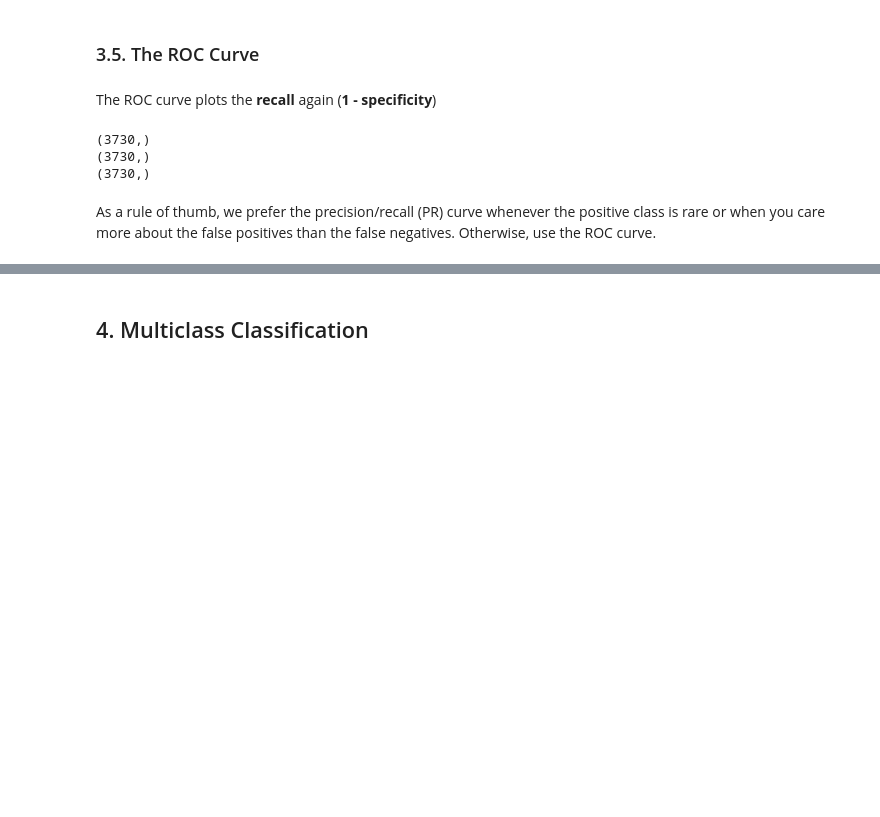
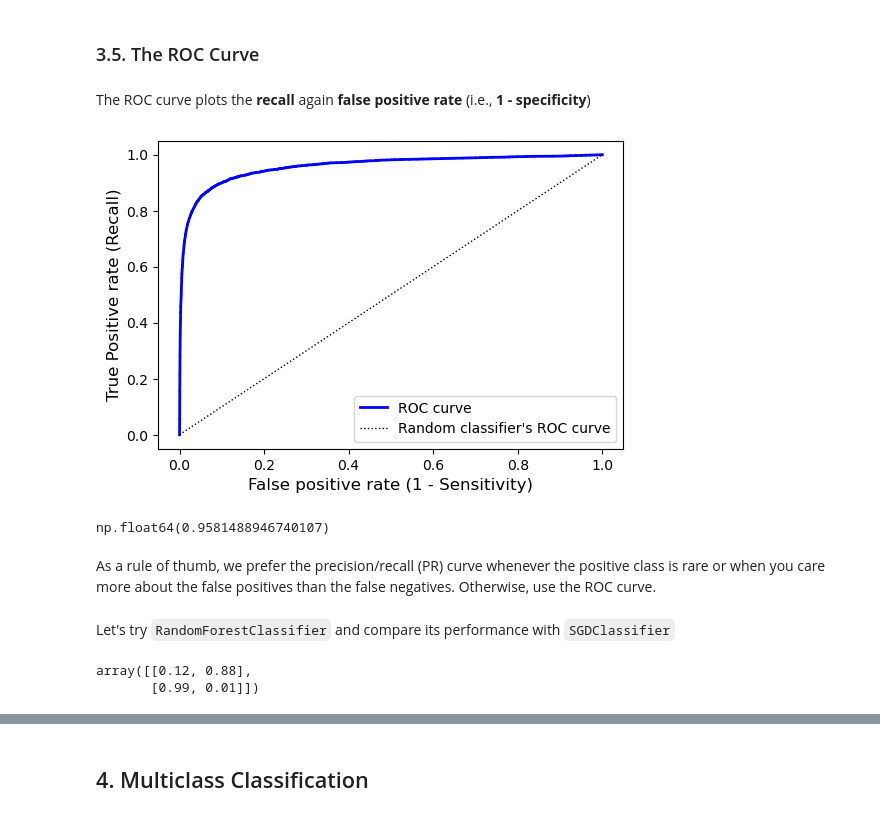
Before and after one commit to JinDai666/Hands-On-ML-Notes, a Jupyter notebook: ch03-classification/ch03_classification.ipynb, the cells around one changed output, grey strips where cells are left out. Drawn from its saved outputs; the diff is of its cells as text; code cells hidden in the pictures; blank space fills up the shorter version.

Commit message:
ch03: WIP - the roc curve

```diff
--- a/ch03-classification/ch03_classification.ipynb
+++ b/ch03-classification/ch03_classification.ipynb
@@ -190,16 +191,24 @@ F1 score is 0.5348034006376196
 # %% [markdown]
 ### 3.5. The ROC Curve
 # %% [markdown]
-The ROC curve plots the **recall** again (**1 - specificity**)
+The ROC curve plots the **recall** again **false positive rate** (i.e., **1 - specificity**)
 # %%
 fpr, tpr, thresholds = roc_curve(y_train_5, y_scores)
 # %%
-print(fpr.shape)
-print(tpr.shape)
-print(thresholds.shape)
+fig, ax = plt.subplots(figsize = (6, 4))
+ax.plot(fpr, tpr, 'b-', linewidth = 2, label = 'ROC curve')
+ax.plot([0,1], [0,1], 'k:', linewidth = 1, label = "Random classifier's ROC curve")
+ax.set_xlabel("False positive rate (1 - Sensitivity)", fontsize = 12)
+ax.set_ylabel("True Positive rate (Recall)", fontsize = 12)
+ax.legend()
+plt.show()
 # %% [output]
-(3730,)
-(3730,)
-(3730,)
+[figure, added]
+# %%
+roc_auc_score(y_train_5, y_scores)
+# %% [output]
+np.float64(0.9581488946740107)
 # %% [markdown]
 As a rule of thumb, we prefer the precision/recall (PR) curve whenever the positive class is rare or when you care more about the false positives than the false negatives. Otherwise, use the ROC curve.
+# %% [markdown]
+Let's try `RandomForestClassifier` and compare its performance with `SGDClassifier`
@@ -205,0 +218,5 @@ As a rule of thumb, we prefer the precision/recall (PR) curve whenever the posit
+# %%
+y_scores_rf[:2, ]
+# %% [output]
+array([[0.12, 0.88],
+       [0.99, 0.01]])
```
Also changed, not shown: parts of 5 cells of this notebook.
